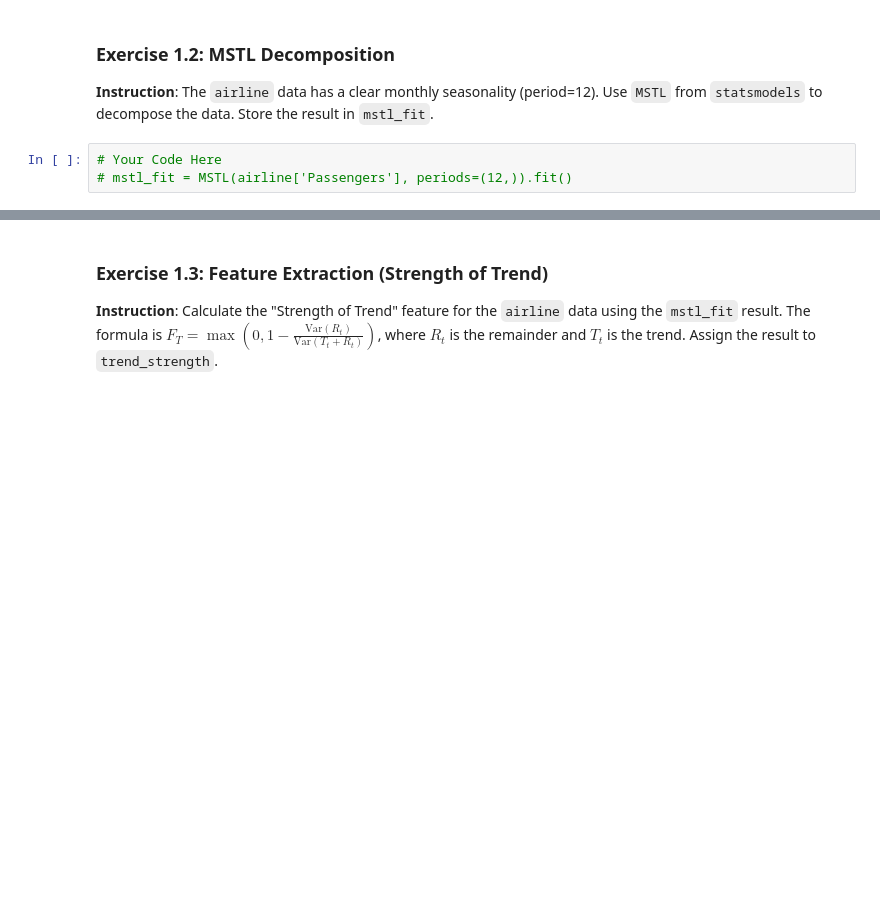
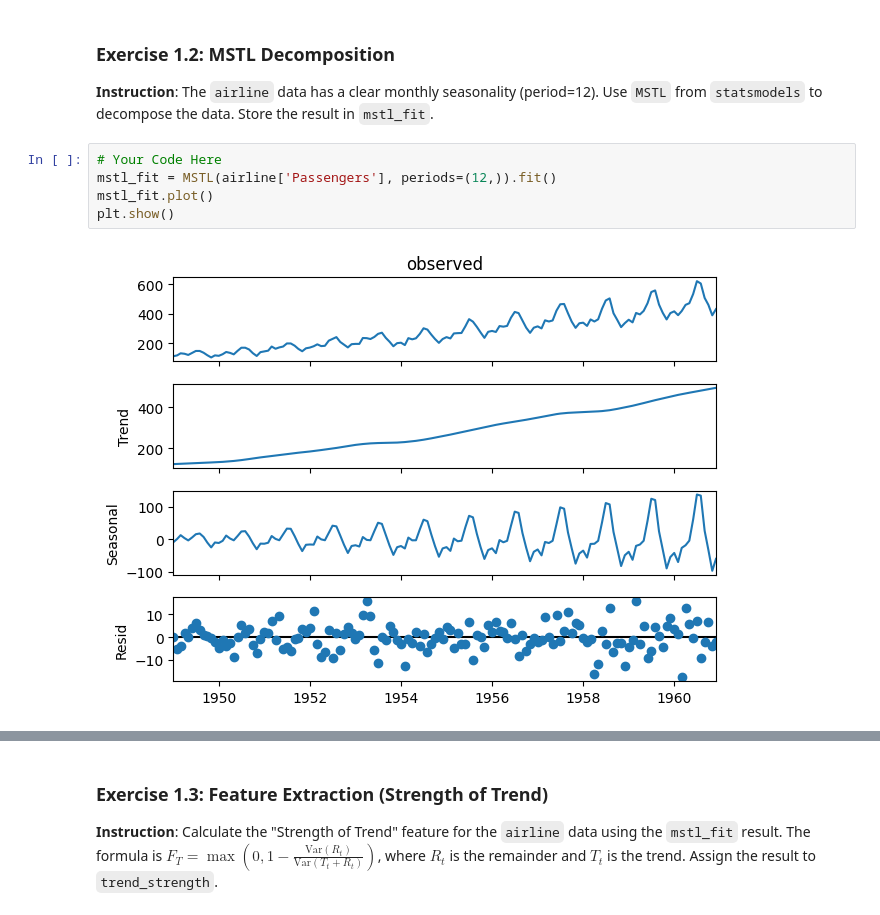
Before and after one commit to VickyGuo0907/DSE6230-forecasting-class-course-materials, a Jupyter notebook: assignments/week02_assignment.ipynb, the cells around one changed output, grey strips where cells are left out. Cells and saved outputs as stored; diff of their text form; blank space fills up the shorter version.

```diff
--- a/assignments/week02_assignment.ipynb
+++ b/assignments/week02_assignment.ipynb
@@ -40,7 +67,11 @@ except Exception as e:
 **Instruction**: The `airline` data has a clear monthly seasonality (period=12). Use `MSTL` from `statsmodels` to decompose the data. Store the result in `mstl_fit`.
 # %%
 # Your Code Here
-# mstl_fit = MSTL(airline['Passengers'], periods=(12,)).fit()
+mstl_fit = MSTL(airline['Passengers'], periods=(12,)).fit()
+mstl_fit.plot()
+plt.show()
+# %% [output]
+[figure, added]
 # %%
 #| Check your work
 try:
```
Also changed, not shown: parts of 17 cells of this notebook.
